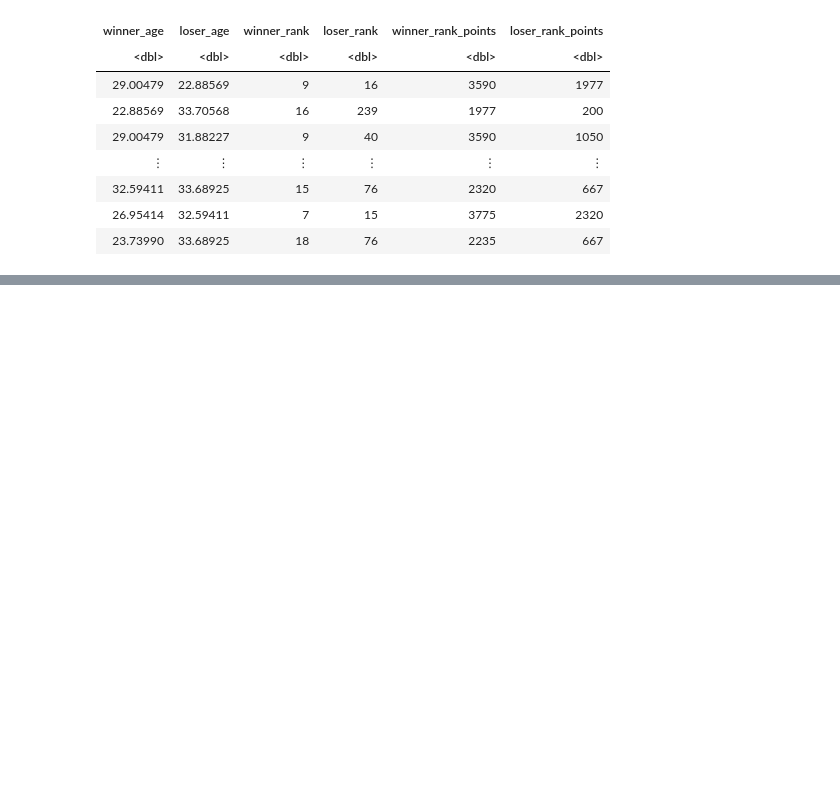
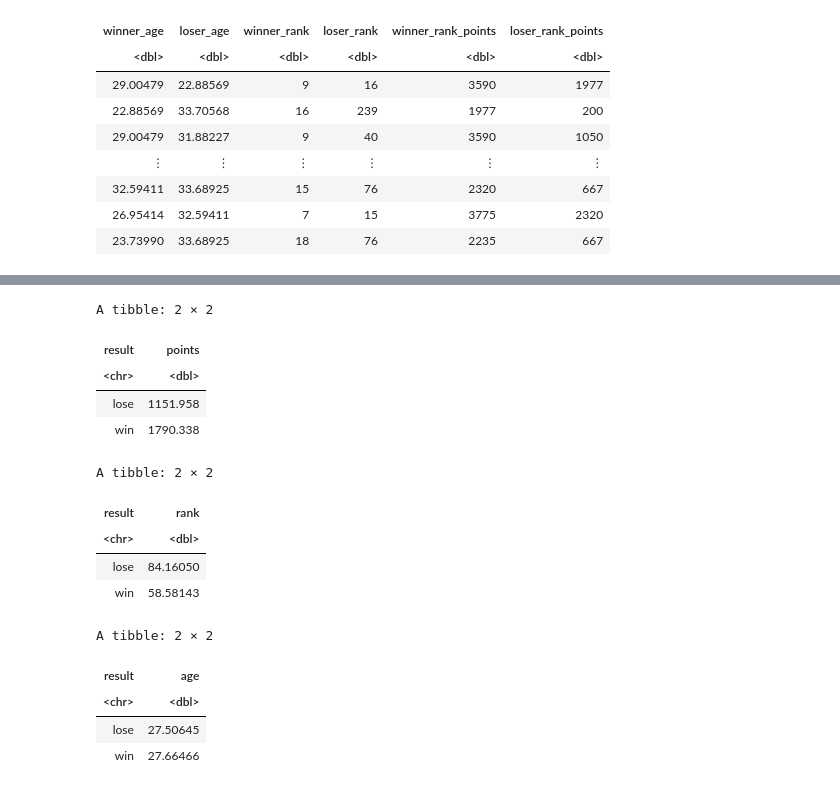
Before and after one commit to JianyiC/group54_work, a Jupyter notebook: proposal.ipynb, the cells around one changed output, grey strips where cells are left out. Cells and saved outputs as stored; diff of their text form; code cells hidden in the pictures; blank space fills up the shorter version.

```diff
--- a/proposal.ipynb
+++ b/proposal.ipynb
@@ -119,0 +111,31 @@ A data.frame: 3386 × 4
+# %%
+predictor_mean1 <- result_train |>
+                  group_by(result) |>
+                  summarize(points = mean(points))
+predictor_mean1
+
+predictor_mean2 <- result_train |>
+                  group_by(result) |>
+                  summarize(rank = mean(rank))
+predictor_mean2
+
+predictor_mean3 <- result_train |>
+                  group_by(result) |>
+                  summarize(age = mean(age))
+predictor_mean3
+# %% [output]
+A tibble: 2 × 2
+| result | points |
+| <chr> | <dbl> |
+| lose | 1151.958 |
+| win | 1790.338 |
+A tibble: 2 × 2
+| result | rank |
+| <chr> | <dbl> |
+| lose | 84.16050 |
+| win | 58.58143 |
+A tibble: 2 × 2
+| result | age |
+| <chr> | <dbl> |
+| lose | 27.50645 |
+| win | 27.66466 |
```
Also changed, not shown: parts of 5 cells of this notebook.
